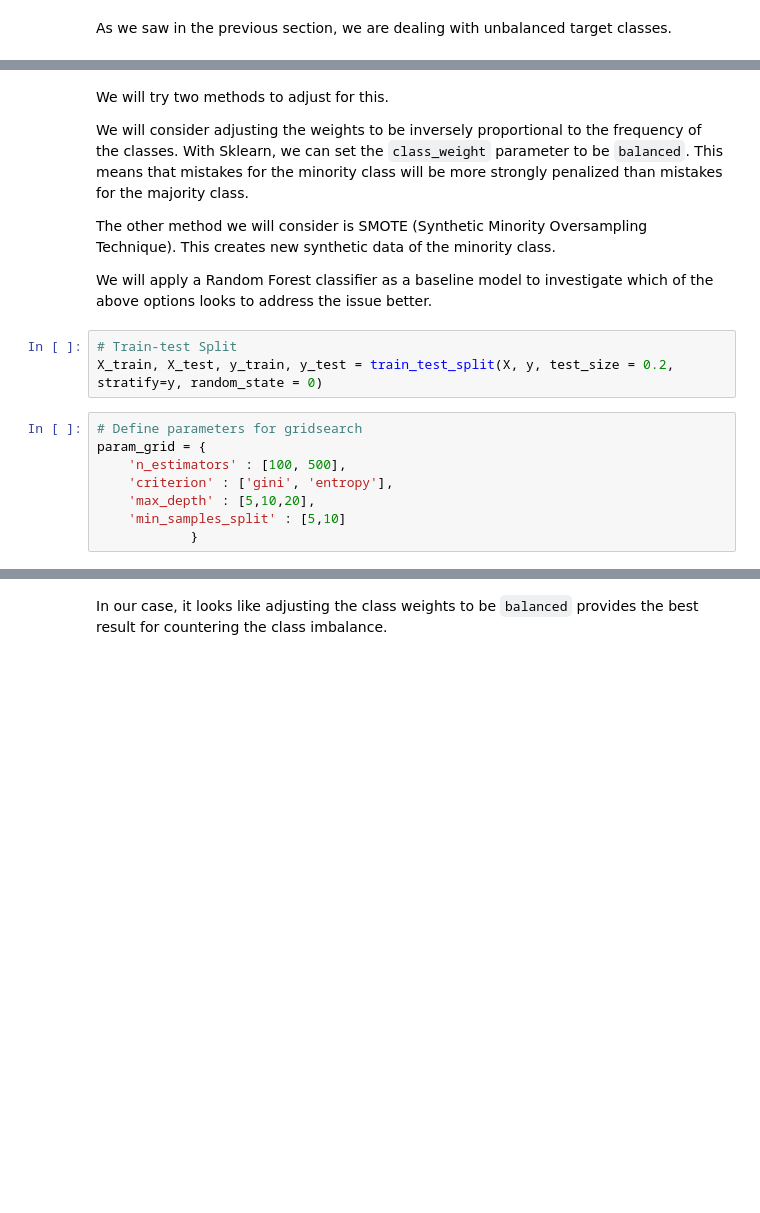
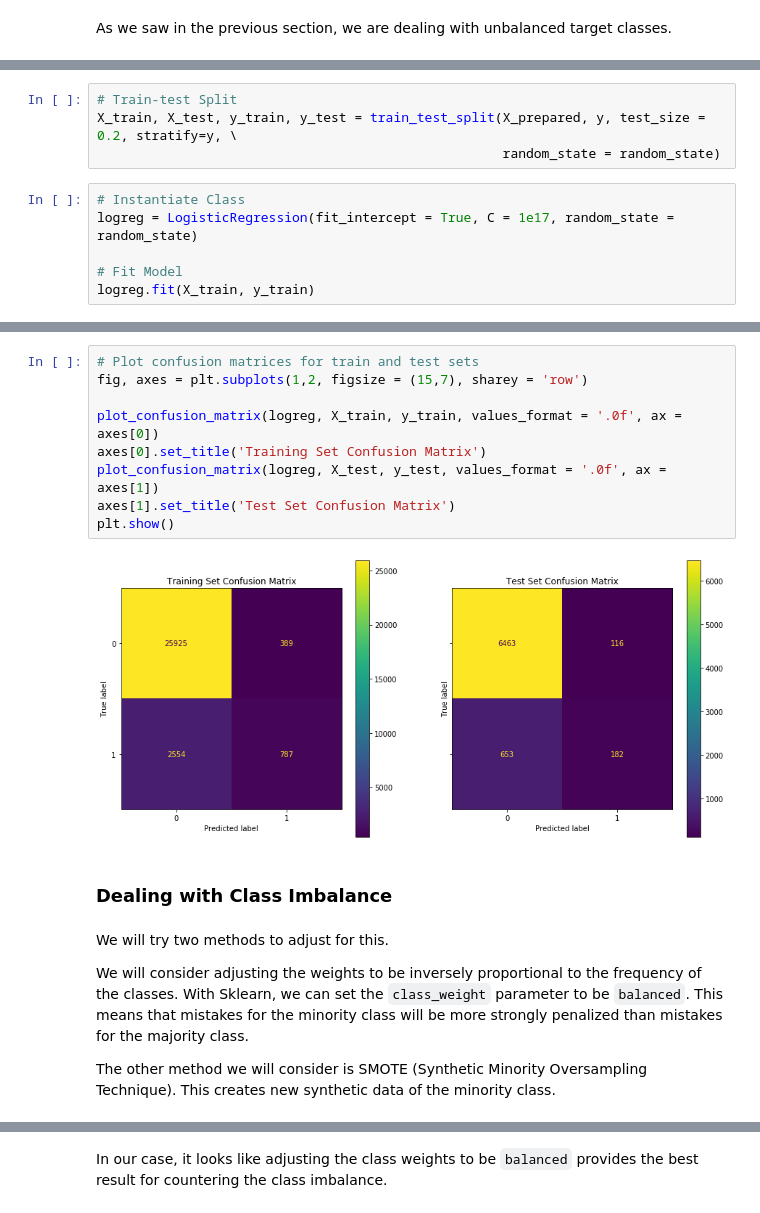
Before and after one commit to nadinezab/bank-marketing, a Jupyter notebook: bank-marketing.ipynb, the cells around one changed output, grey strips where cells are left out. Saved outputs shown, nothing was run; the diff lists cells and outputs as text; blank space fills up the shorter version.

Commit message:
Add: baseline model

```diff
--- a/bank-marketing.ipynb
+++ b/bank-marketing.ipynb
@@ -1132,0 +1141,10 @@ plt.show()
+# %%
+# Train-test Split
+X_train, X_test, y_train, y_test = train_test_split(X_prepared, y, test_size = 0.2, stratify=y, \
+                                                    random_state = random_state)
+# %%
+# Instantiate Class
+logreg = LogisticRegression(fit_intercept = True, C = 1e17, random_state = random_state)
+
+# Fit Model
+logreg.fit(X_train, y_train)
@@ -1133,20 +1186,20 @@ plt.show()
+# %%
+# Plot confusion matrices for train and test sets
+fig, axes = plt.subplots(1,2, figsize = (15,7), sharey = 'row')
+
+plot_confusion_matrix(logreg, X_train, y_train, values_format = '.0f', ax = axes[0])
+axes[0].set_title('Training Set Confusion Matrix')
+plot_confusion_matrix(logreg, X_test, y_test, values_format = '.0f', ax = axes[1])
+axes[1].set_title('Test Set Confusion Matrix')
+plt.show()
+# %% [output]
+[figure, added]
+# %% [markdown]
+### Dealing with Class Imbalance
 # %% [markdown]
 We will try two methods to adjust for this.
 
 We will consider adjusting the weights to be inversely proportional to the frequency of the classes. With Sklearn, we can set the `class_weight` parameter to be `balanced`. This means that mistakes for the minority class will be more strongly penalized than mistakes for the majority class.
 
 The other method we will consider is SMOTE (Synthetic Minority Oversampling Technique). This creates new synthetic data of the minority class.
-
-We will apply a Random Forest classifier as a baseline model to investigate which of the above options looks to address the issue better.
-# %%
-# Train-test Split
-X_train, X_test, y_train, y_test = train_test_split(X, y, test_size = 0.2, stratify=y, random_state = 0)
-# %%
-# Define parameters for gridsearch
-param_grid = {
-    'n_estimators' : [100, 500],
-    'criterion' : ['gini', 'entropy'],
-    'max_depth' : [5,10,20],
-    'min_samples_split' : [5,10]
-            }
 # %%
```
Also changed, not shown: parts of 19 cells of this notebook.
